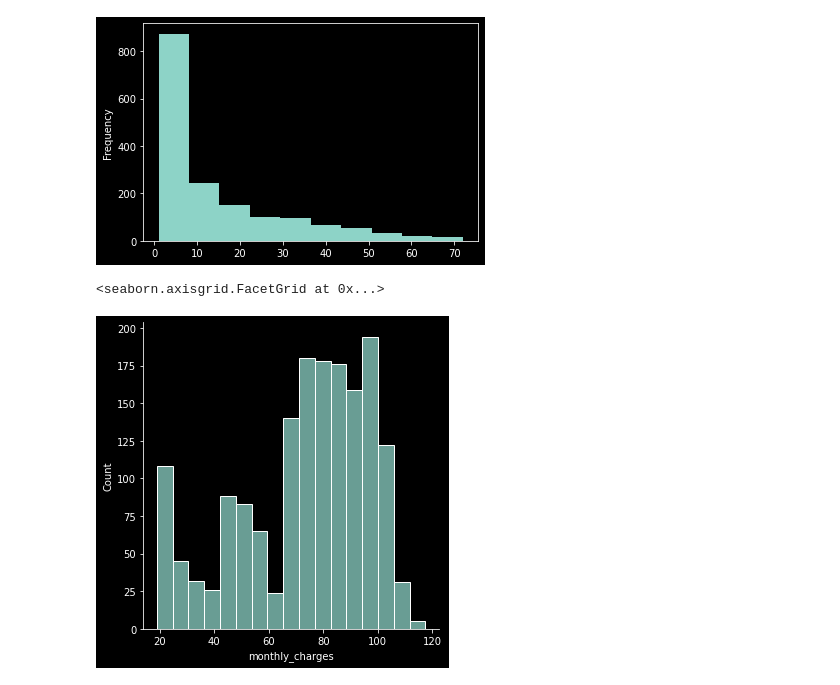
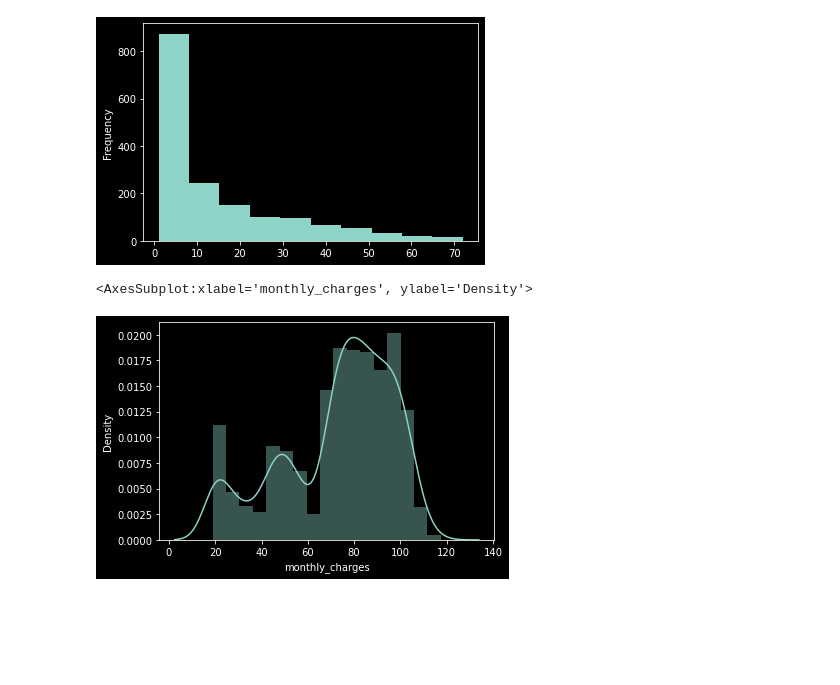
Before and after one commit to Ken-Alviola/numpy-pandas-visualization-exercises, a Jupyter notebook: churn_exploration.ipynb, the cells around one changed output. Saved outputs shown, nothing was run; the diff lists cells and outputs as text; code cells hidden in the pictures; blank space fills up the shorter version.

```diff
--- a/churn_exploration.ipynb
+++ b/churn_exploration.ipynb
@@ -198,7 +188,7 @@ m2m_churned['Monthly Tenure'].plot.hist(bins=10)
 <AxesSubplot:ylabel='Frequency'>
 [figure]
 # %%
-sns.displot(m2m_churned.monthly_charges)
+sns.distplot(m2m_churned.monthly_charges)
 # %% [output]
-<seaborn.axisgrid.FacetGrid at 0x...>
+<AxesSubplot:xlabel='monthly_charges', ylabel='Density'>
-[figure, old version]
+[figure, new version]
```
Also changed, not shown: parts of 9 cells of this notebook.
